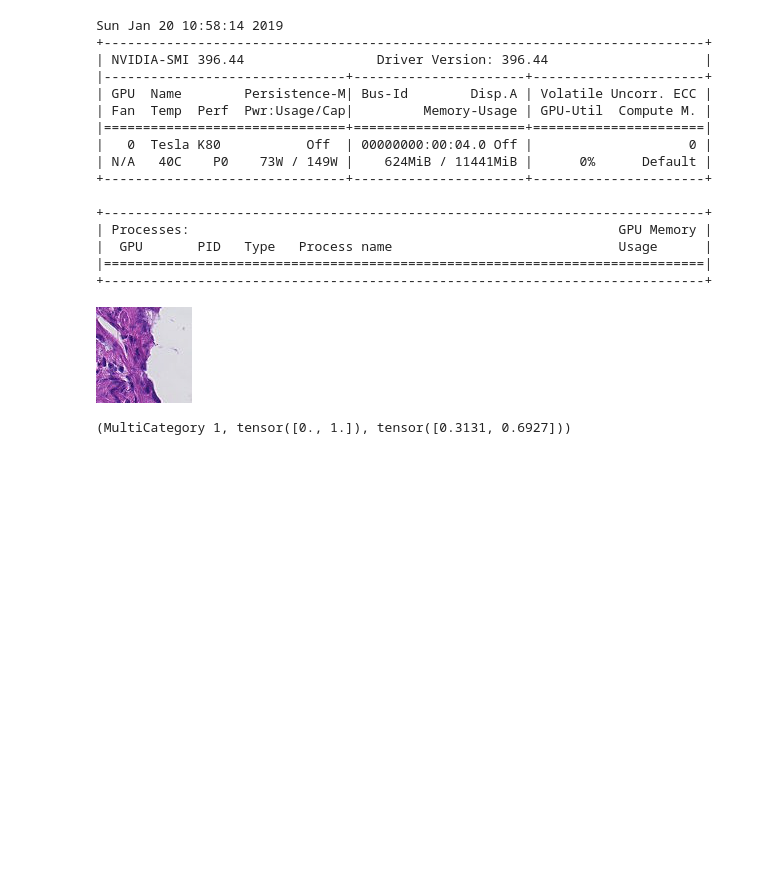
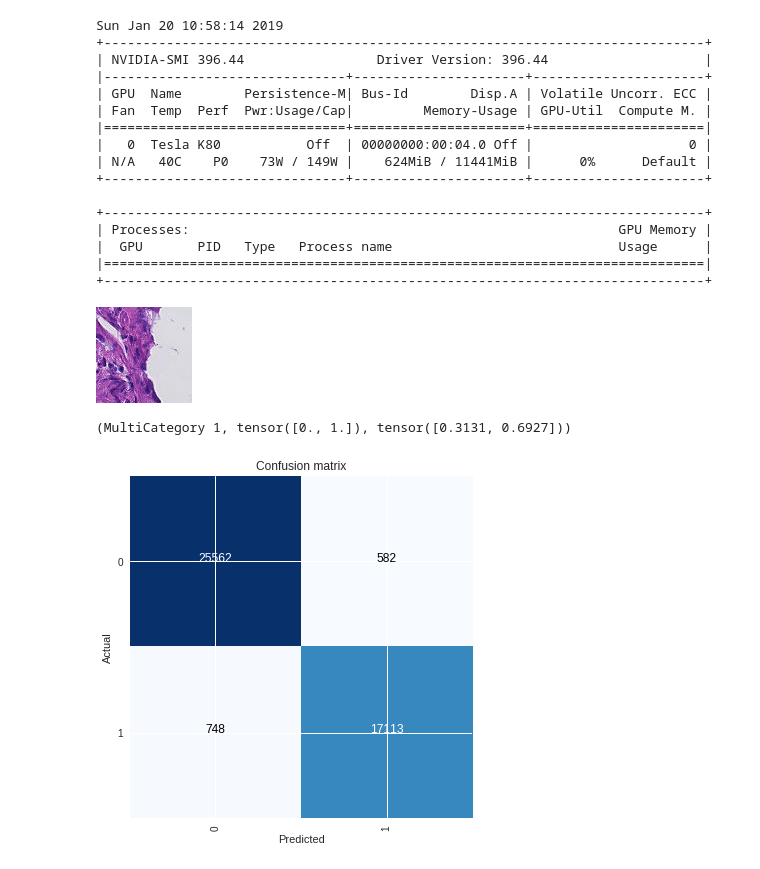
Before and after one commit to aniketmaurya/breast-cancer-detection, a Jupyter notebook: histopathologic_cancer.ipynb, the cells around one changed output. Saved outputs shown, nothing was run; the diff lists cells and outputs as text; code cells hidden in the pictures; blank space fills up the shorter version.

```diff
--- a/histopathologic_cancer.ipynb
+++ b/histopathologic_cancer.ipynb
@@ -142,3 +168,11 @@ data.train_ds[25][0]
 learn.predict(data.train_ds[25][0])
 # %% [output]
 (MultiCategory 1, tensor([0., 1.]), tensor([0.3131, 0.6927]))
+# %%
+preds,y,losses = learn.get_preds(with_loss=True)
+# %%
+interp = ClassificationInterpretation(data, preds, y, losses)
+# %%
+interp.plot_confusion_matrix()
+# %% [output]
+[figure, added]
```
Also changed, not shown: parts of 33 cells of this notebook.
